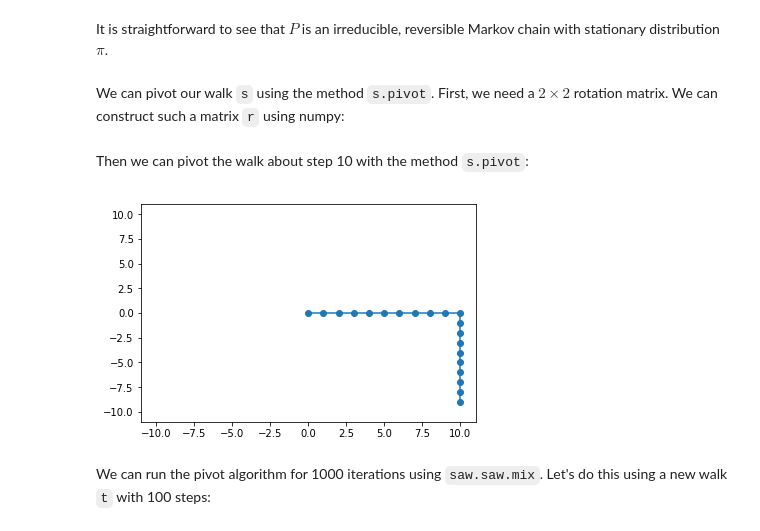
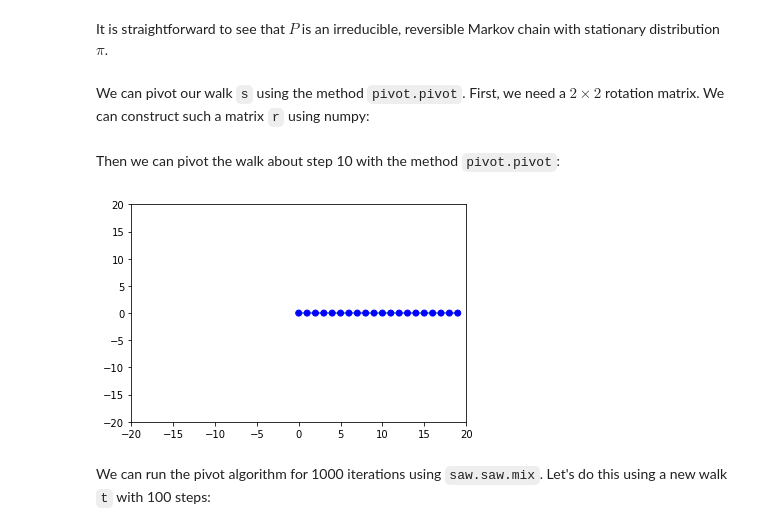
Before and after one commit to bencwallace/saw, a Jupyter notebook: saw-simulation.ipynb, the cells around one changed output. Saved outputs shown, nothing was run; the diff lists cells and outputs as text; code cells hidden in the pictures.

```diff
--- a/saw-simulation.ipynb
+++ b/saw-simulation.ipynb
@@ -52,5 +52,5 @@ import saw
 # %%
-s = saw.saw(20)
+s = polymer(20)
 # %% [markdown]
 The class `saw.saw` is a subclass of `Subsequence`, so the walk `s` is indexable. For example, we can write:
 # %%
@@ -78,16 +77,17 @@ for any *pivot transformation* $T = T_{i,r}$: that is, $T(\omega)$ is the walk o
 # %% [markdown]
 It is straightforward to see that $P$ is an irreducible, reversible Markov chain with stationary distribution $\pi$.
 # %% [markdown]
-We can pivot our walk `s` using the method `s.pivot`. First, we need a $2 \times 2$ rotation matrix. We can construct such a matrix `r` using numpy:
+We can pivot our walk `s` using the method `pivot.pivot`. First, we need a $2 \times 2$ rotation matrix. We can construct such a matrix `r` using numpy:
 # %%
 import numpy as np
 r = np.array([[0, 1], [-1, 0]])
 # %% [markdown]
-Then we can pivot the walk about step 10 with the method `s.pivot`:
+Then we can pivot the walk about step 10 with the method `pivot.pivot`:
 # %%
-s.pivot(10, r);
-saw.plotwalk(s)
+from pivot import pivot
+pivot(s, 10, r);
+plotwalk(s)
 # %% [output]
-[figure, old version]
+[figure, new version]
 # %% [markdown]
 We can run the pivot algorithm for 1000 iterations using `saw.saw.mix`. Let's do this using a new walk `t` with 100 steps:
```
Also changed, not shown: parts of 18 cells of this notebook, 1 other file.
